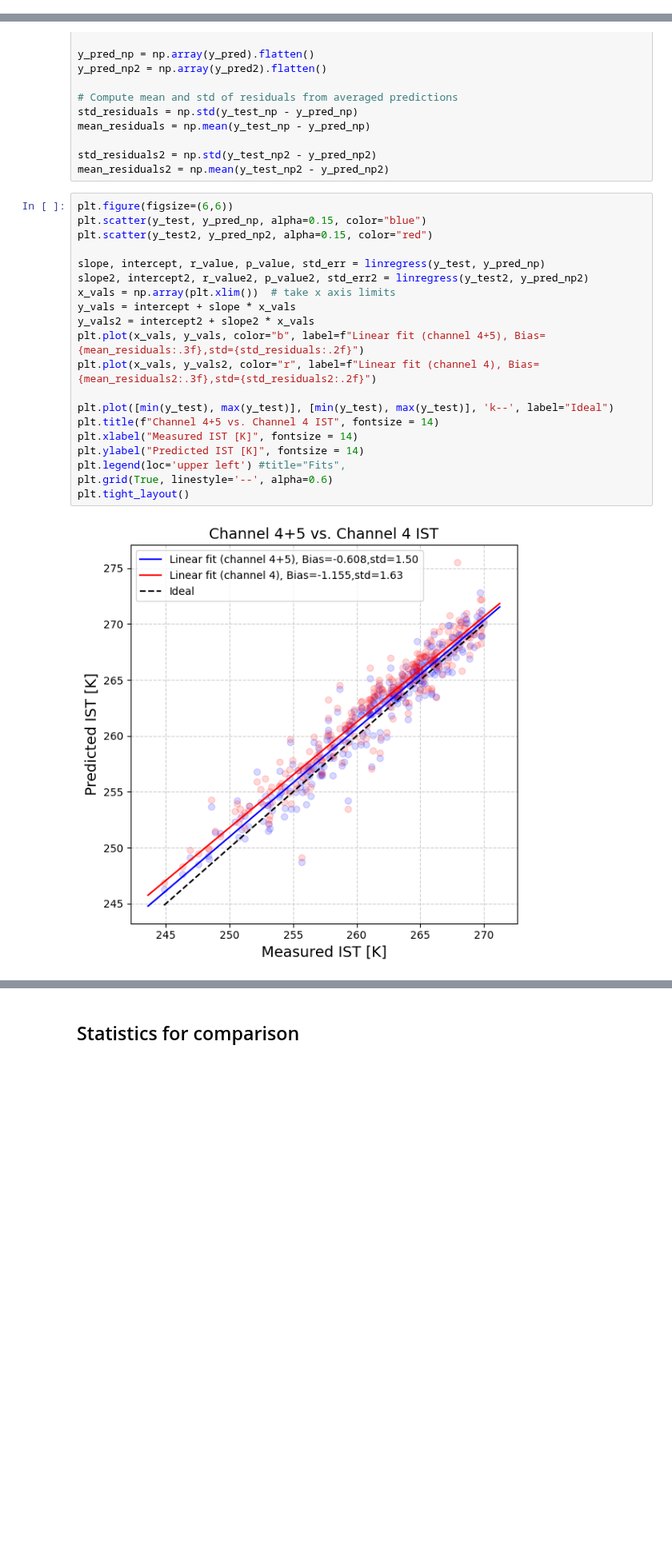
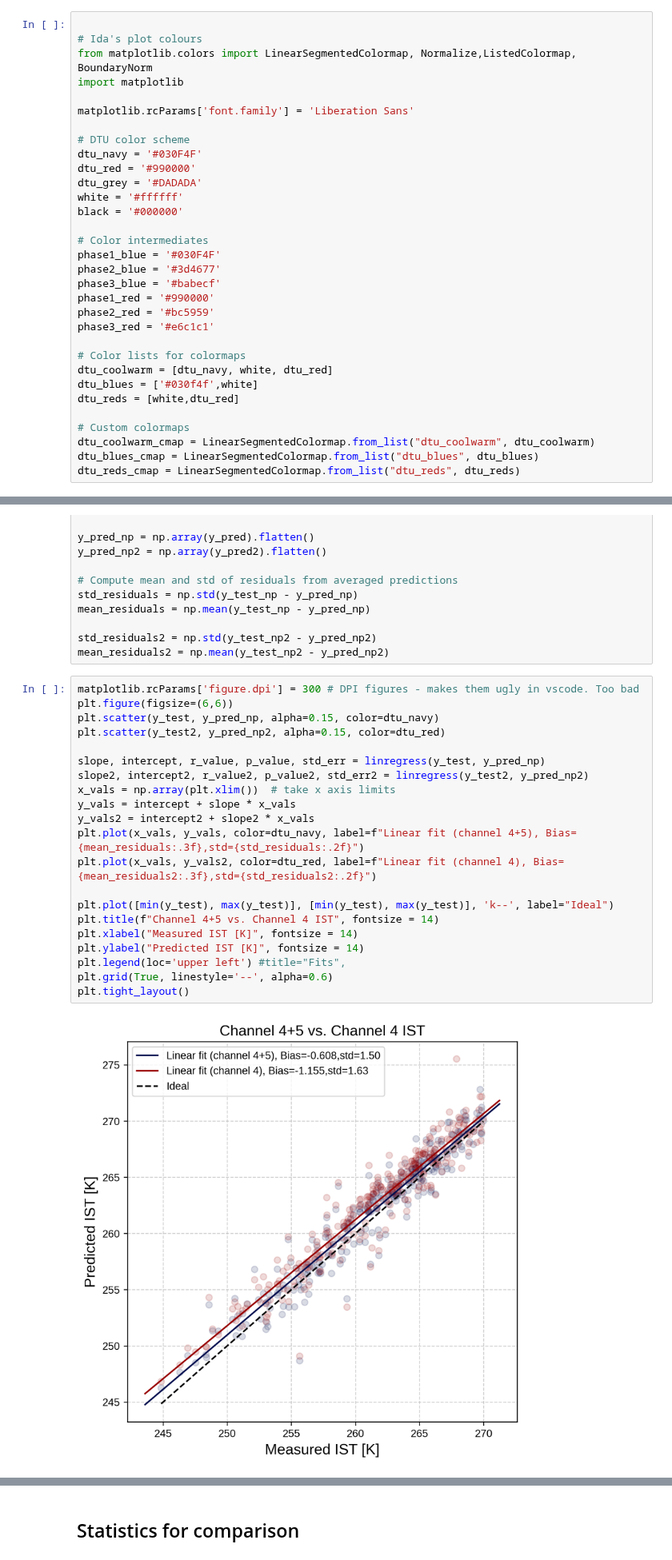
Before and after one commit to Idagsa/DMI_IST_2026, a Jupyter notebook: decide_feats.ipynb, the cells around one changed output, grey strips where cells are left out. Shown at 80% size. Saved outputs shown, nothing was run; the diff lists cells and outputs as text; blank space fills up the shorter version.

```diff
--- a/decide_feats.ipynb
+++ b/decide_feats.ipynb
@@ -19,6 +19,38 @@ from sklearn.model_selection import KFold
 import os
 import datetime
 import random
+# %%
+
+# Ida's plot colours
+from matplotlib.colors import LinearSegmentedColormap, Normalize,ListedColormap, BoundaryNorm
+import matplotlib
+
+matplotlib.rcParams['font.family'] = 'Liberation Sans'
+
+# DTU color scheme
+dtu_navy = '#030F4F'
+dtu_red = '#990000'
+dtu_grey = '#DADADA'
+white = '#ffffff'
+black = '#000000'
+
+# Color intermediates
+phase1_blue = '#030F4F'
+phase2_blue = '#3d4677'
+phase3_blue = '#babecf'
+phase1_red = '#990000'
+phase2_red = '#bc5959'
+phase3_red = '#e6c1c1'
+
+# Color lists for colormaps
+dtu_coolwarm = [dtu_navy, white, dtu_red]
+dtu_blues = ['#030f4f',white]
+dtu_reds = [white,dtu_red]
+
+# Custom colormaps
+dtu_coolwarm_cmap = LinearSegmentedColormap.from_list("dtu_coolwarm", dtu_coolwarm)
+dtu_blues_cmap = LinearSegmentedColormap.from_list("dtu_blues", dtu_blues)
+dtu_reds_cmap = LinearSegmentedColormap.from_list("dtu_reds", dtu_reds)
 # %% [markdown]
 ## Load data
 # %%
@@ -334,24 +366,25 @@ mean_residuals = np.mean(y_test_np - y_pred_np)
 std_residuals2 = np.std(y_test_np2 - y_pred_np2)
 mean_residuals2 = np.mean(y_test_np2 - y_pred_np2)
 # %%
+matplotlib.rcParams['figure.dpi'] = 300 # DPI figures - makes them ugly in vscode. Too bad
 plt.figure(figsize=(6,6))
-plt.scatter(y_test, y_pred_np, alpha=0.15, color="blue")
-plt.scatter(y_test2, y_pred_np2, alpha=0.15, color="red")
+plt.scatter(y_test, y_pred_np, alpha=0.15, color=dtu_navy)
+plt.scatter(y_test2, y_pred_np2, alpha=0.15, color=dtu_red)
 
 slope, intercept, r_value, p_value, std_err = linregress(y_test, y_pred_np)
 slope2, intercept2, r_value2, p_value2, std_err2 = linregress(y_test2, y_pred_np2)
 x_vals = np.array(plt.xlim())  # take x axis limits
 y_vals = intercept + slope * x_vals
 y_vals2 = intercept2 + slope2 * x_vals
-plt.plot(x_vals, y_vals, color="b", label=f"Linear fit (channel 4+5), Bias={mean_residuals:.3f},std={std_residuals:.2f}")
-plt.plot(x_vals, y_vals2, color="r", label=f"Linear fit (channel 4), Bias={mean_residuals2:.3f},std={std_residuals2:.2f}")
+plt.plot(x_vals, y_vals, color=dtu_navy, label=f"Linear fit (channel 4+5), Bias={mean_residuals:.3f},std={std_residuals:.2f}")
+plt.plot(x_vals, y_vals2, color=dtu_red, label=f"Linear fit (channel 4), Bias={mean_residuals2:.3f},std={std_residuals2:.2f}")
 
 plt.plot([min(y_test), max(y_test)], [min(y_test), max(y_test)], 'k--', label="Ideal")
 plt.title(f"Channel 4+5 vs. Channel 4 IST", fontsize = 14)
 plt.xlabel("Measured IST [K]", fontsize = 14)
 plt.ylabel("Predicted IST [K]", fontsize = 14)
 plt.legend(loc='upper left') #title="Fits",
 plt.grid(True, linestyle='--', alpha=0.6)
 plt.tight_layout()
 # %% [output]
-[figure, old version]
+[figure, new version]
```
Also changed, not shown: parts of 7 cells of this notebook.
